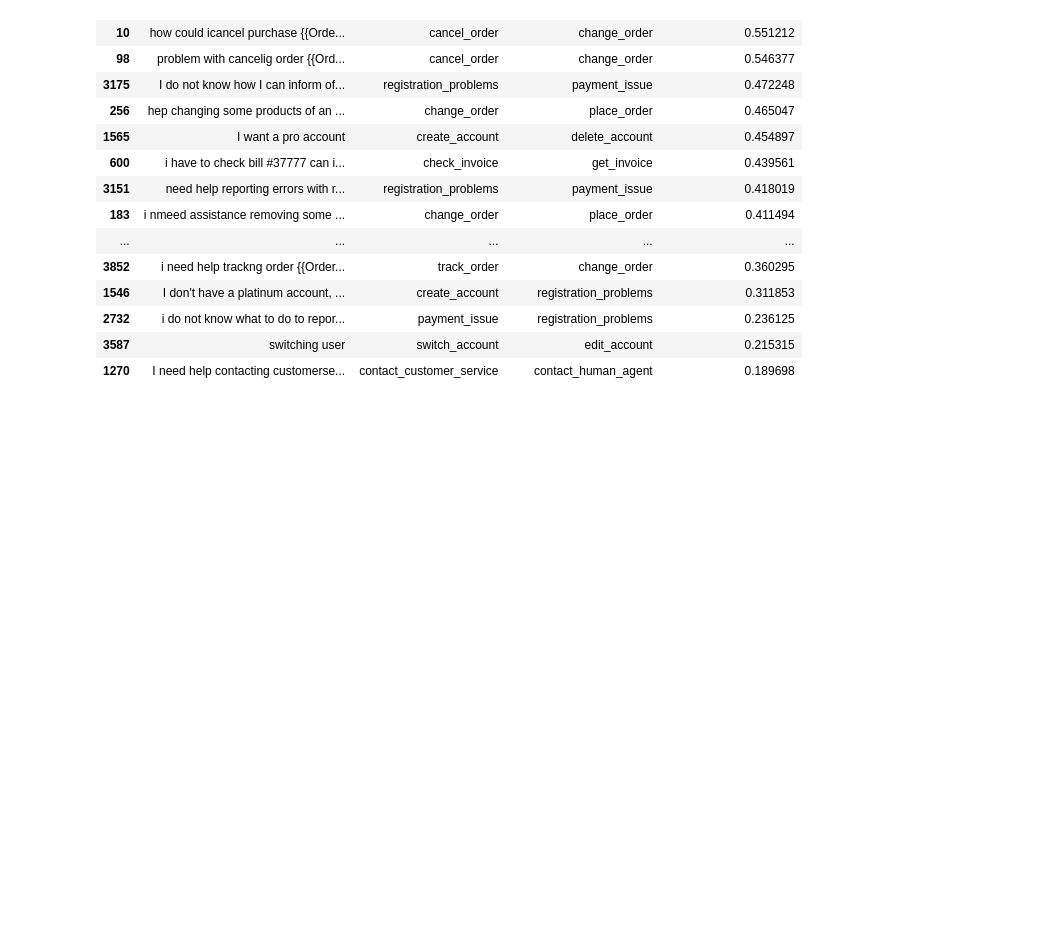
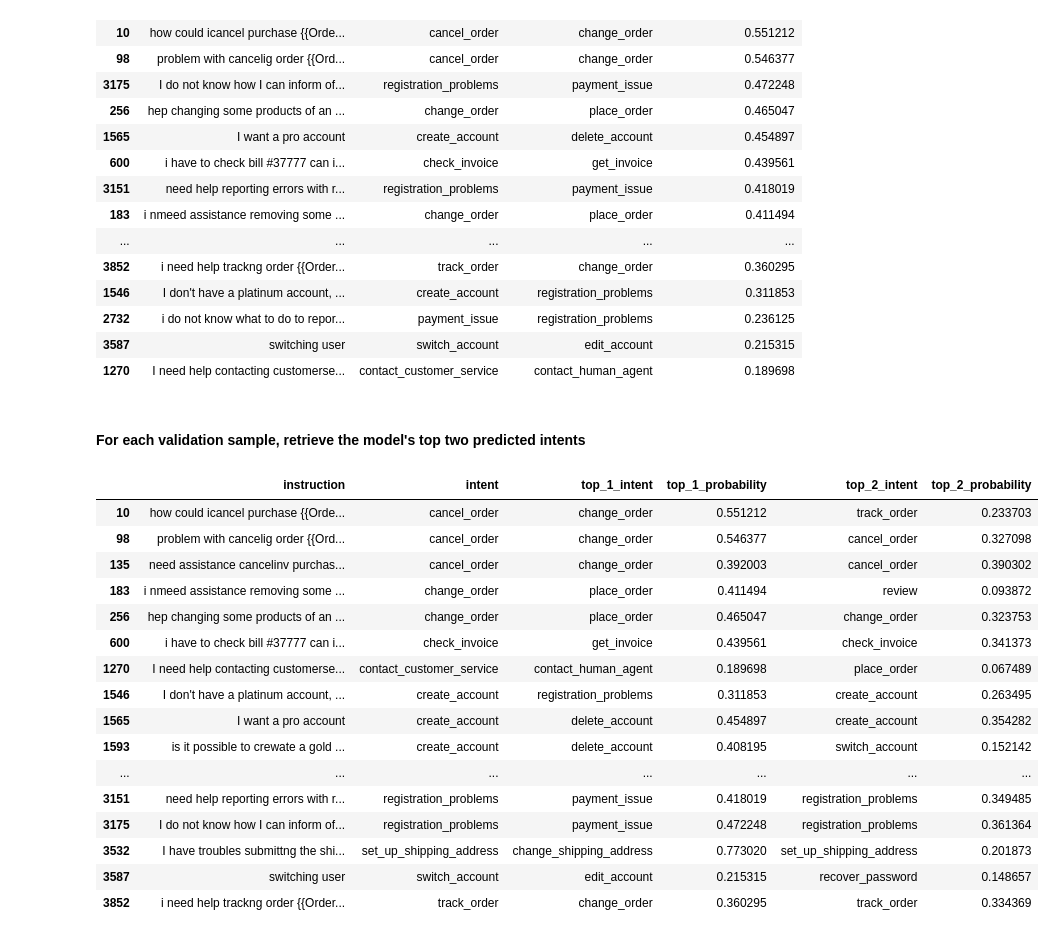
Before and after one commit to ribhupramanik/ResolveAI, a Jupyter notebook: notebooks/02_baseline_models.ipynb, the cells around one changed output. Drawn from its saved outputs; the diff is of its cells as text; code cells hidden in the pictures; blank space fills up the shorter version.

Commit message:
For each validation sample, retrieved the model's top two predicted intents

```diff
--- a/notebooks/02_baseline_models.ipynb
+++ b/notebooks/02_baseline_models.ipynb
@@ -316,3 +316,5 @@ errors_df[
 | 2732 | i do not know what to do to repor... | payment_issue | registration_problems | 0.236125 |
 | 3587 | switching user | switch_account | edit_account | 0.215315 |
 | 1270 | I need help contacting customerse... | contact_customer_service | contact_human_agent | 0.189698 |
+# %% [markdown]
+#### For each validation sample, retrieve the model's top two predicted intents
@@ -318,0 +356,33 @@ errors_df[
+# %%
+errors_df = results_df[
+  ~results_df["is_correct"]
+].copy()
+
+errors_df[
+  [
+    "instruction",
+    "intent",
+    "top_1_intent",
+    "top_1_probability",
+    "top_2_intent",
+    "top_2_probability"
+  ]
+]
+# %% [output]
+|  | instruction | intent | top_1_intent | top_1_probability | top_2_intent | top_2_probability |
+| 10 | how could icancel purchase {{Orde... | cancel_order | change_order | 0.551212 | track_order | 0.233703 |
+| 98 | problem with cancelig order {{Ord... | cancel_order | change_order | 0.546377 | cancel_order | 0.327098 |
+| 135 | need assistance cancelinv purchas... | cancel_order | change_order | 0.392003 | cancel_order | 0.390302 |
+| 183 | i nmeed assistance removing some ... | change_order | place_order | 0.411494 | review | 0.093872 |
+| 256 | hep changing some products of an ... | change_order | place_order | 0.465047 | change_order | 0.323753 |
+| 600 | i have to check bill #37777 can i... | check_invoice | get_invoice | 0.439561 | check_invoice | 0.341373 |
+| 1270 | I need help contacting customerse... | contact_customer_service | contact_human_agent | 0.189698 | place_order | 0.067489 |
+| 1546 | I don't have a platinum account, ... | create_account | registration_problems | 0.311853 | create_account | 0.263495 |
+| 1565 | I want a pro account | create_account | delete_account | 0.454897 | create_account | 0.354282 |
+| 1593 | is it possible to crewate a gold ... | create_account | delete_account | 0.408195 | switch_account | 0.152142 |
+| ... | ... | ... | ... | ... | ... | ... |
+| 3151 | need help reporting errors with r... | registration_problems | payment_issue | 0.418019 | registration_problems | 0.349485 |
+| 3175 | I do not know how I can inform of... | registration_problems | payment_issue | 0.472248 | registration_problems | 0.361364 |
+| 3532 | I have troubles submittng the shi... | set_up_shipping_address | change_shipping_address | 0.773020 | set_up_shipping_address | 0.201873 |
+| 3587 | switching user | switch_account | edit_account | 0.215315 | recover_password | 0.148657 |
+| 3852 | i need help trackng order {{Order... | track_order | change_order | 0.360295 | track_order | 0.334369 |
```
Also changed, not shown: parts of 1 cell of this notebook.
